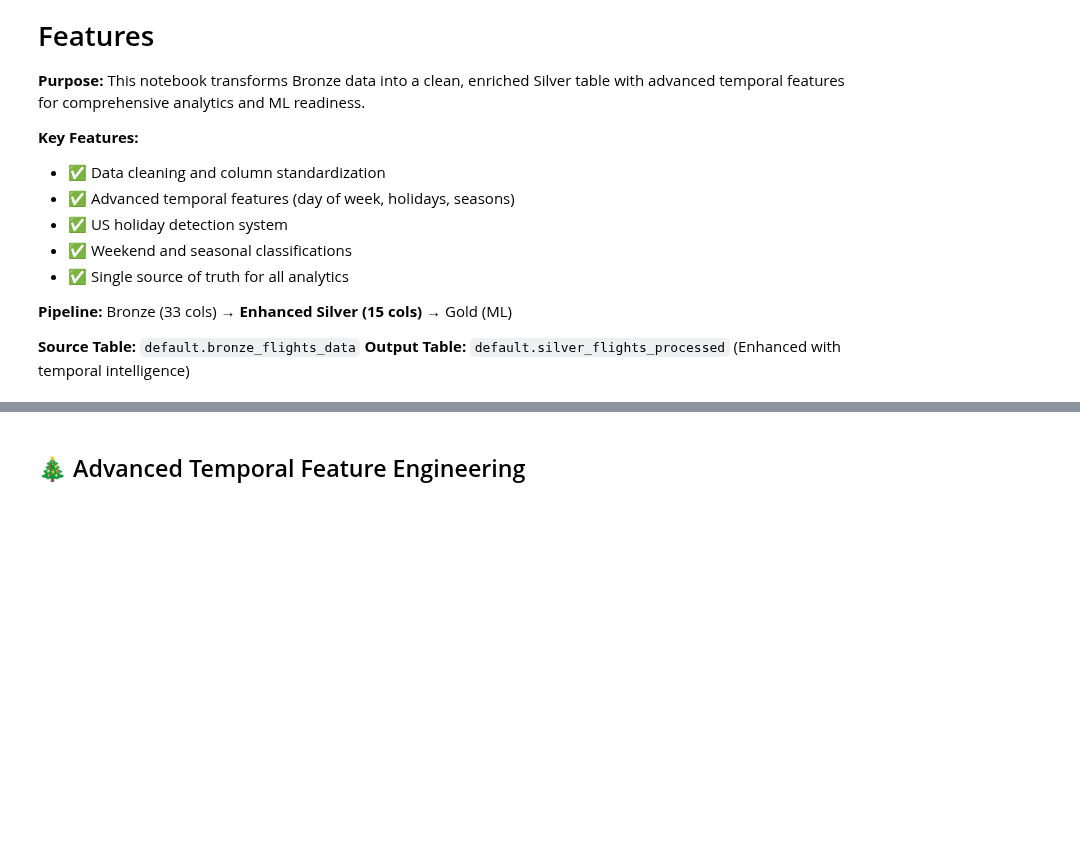
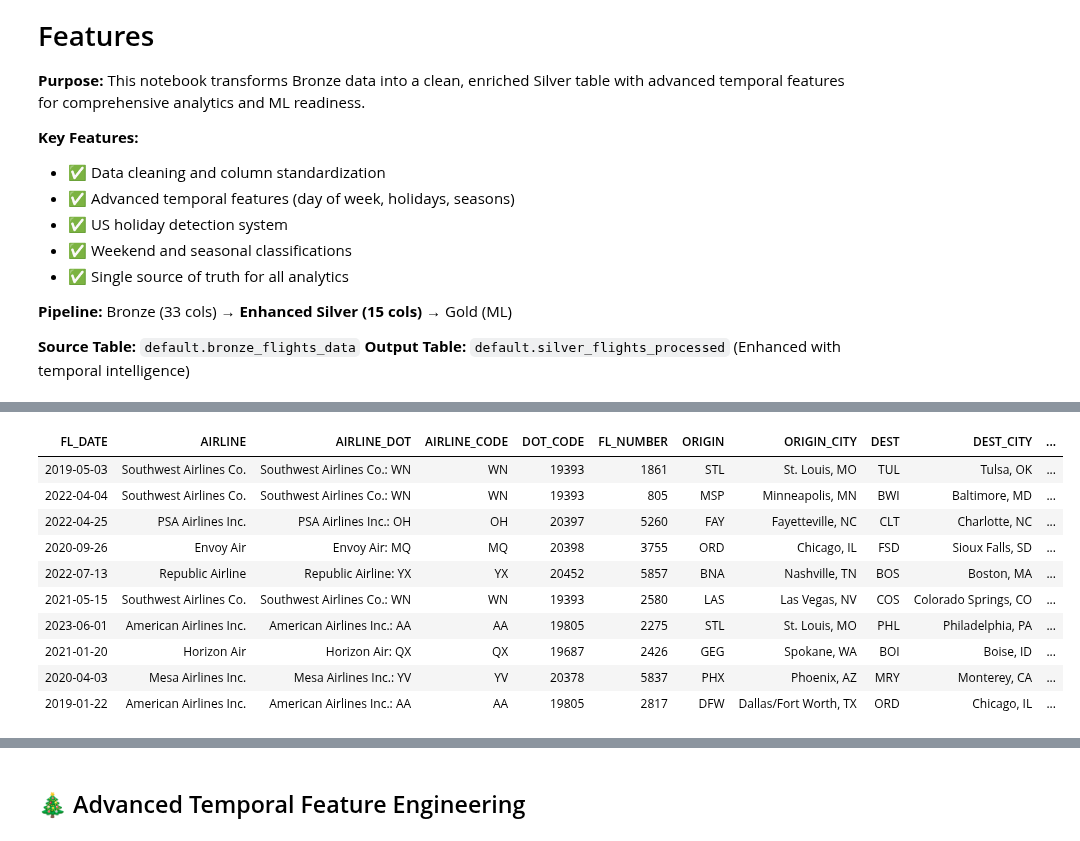
Before and after one commit to OmaryElkady/Data-Science-Capstone, a Jupyter notebook: Silver_table.ipynb, the cells around one changed output, grey strips where cells are left out. Cells and saved outputs as stored; diff of their text form; code cells hidden in the pictures; blank space fills up the shorter version.

Commit message:
No major changes made just confirming that everything works if not then I just fixed them (added a view to check what columns are being dropped, ad added a missing variable)

```diff
--- a/Silver_table.ipynb
+++ b/Silver_table.ipynb
@@ -47,5 +58,28 @@ print("Extra Silver imports loaded (data cleaning + temporal feature engineering
 # %%
 df_bronze = spark.table("default.bronze_flights_data")
+# %%
+
+# Added a view of the bronze table to understand specifically what was being removed from for cleaning and preprocessing
+df_bronze.createOrReplaceTempView(
+    "bronze_temp"
+)
+display(
+    spark.sql(
+        "SELECT * FROM bronze_temp LIMIT 10"
+    )
+)
+# %% [output]
+| FL_DATE | AIRLINE | AIRLINE_DOT | AIRLINE_CODE | DOT_CODE | FL_NUMBER | ORIGIN | ORIGIN_CITY | DEST | DEST_CITY | ... |
+| 2019-05-03 | Southwest Airlines Co. | Southwest Airlines Co.: WN | WN | 19393 | 1861 | STL | St. Louis, MO | TUL | Tulsa, OK | ... |
+| 2022-04-04 | Southwest Airlines Co. | Southwest Airlines Co.: WN | WN | 19393 | 805 | MSP | Minneapolis, MN | BWI | Baltimore, MD | ... |
+| 2022-04-25 | PSA Airlines Inc. | PSA Airlines Inc.: OH | OH | 20397 | 5260 | FAY | Fayetteville, NC | CLT | Charlotte, NC | ... |
+| 2020-09-26 | Envoy Air | Envoy Air: MQ | MQ | 20398 | 3755 | ORD | Chicago, IL | FSD | Sioux Falls, SD | ... |
+| 2022-07-13 | Republic Airline | Republic Airline: YX | YX | 20452 | 5857 | BNA | Nashville, TN | BOS | Boston, MA | ... |
+| 2021-05-15 | Southwest Airlines Co. | Southwest Airlines Co.: WN | WN | 19393 | 2580 | LAS | Las Vegas, NV | COS | Colorado Springs, CO | ... |
+| 2023-06-01 | American Airlines Inc. | American Airlines Inc.: AA | AA | 19805 | 2275 | STL | St. Louis, MO | PHL | Philadelphia, PA | ... |
+| 2021-01-20 | Horizon Air | Horizon Air: QX | QX | 19687 | 2426 | GEG | Spokane, WA | BOI | Boise, ID | ... |
+| 2020-04-03 | Mesa Airlines Inc. | Mesa Airlines Inc.: YV | YV | 20378 | 5837 | PHX | Phoenix, AZ | MRY | Monterey, CA | ... |
+| 2019-01-22 | American Airlines Inc. | American Airlines Inc.: AA | AA | 19805 | 2817 | DFW | Dallas/Fort Worth, TX | ORD | Chicago, IL | ... |
 # %%
 column_count = len(df_bronze.columns)
 
```
Also changed, not shown: parts of 15 cells of this notebook, 2 other files.
